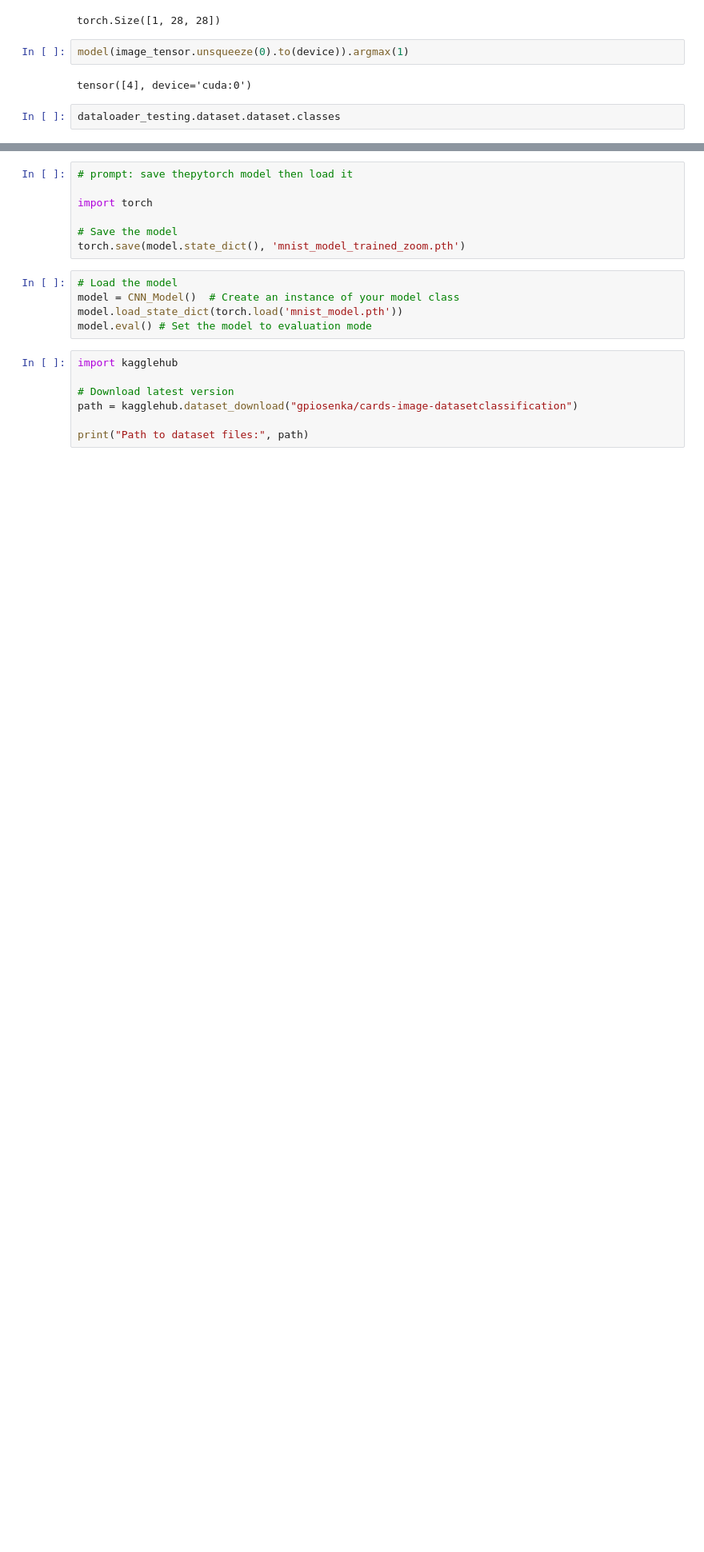
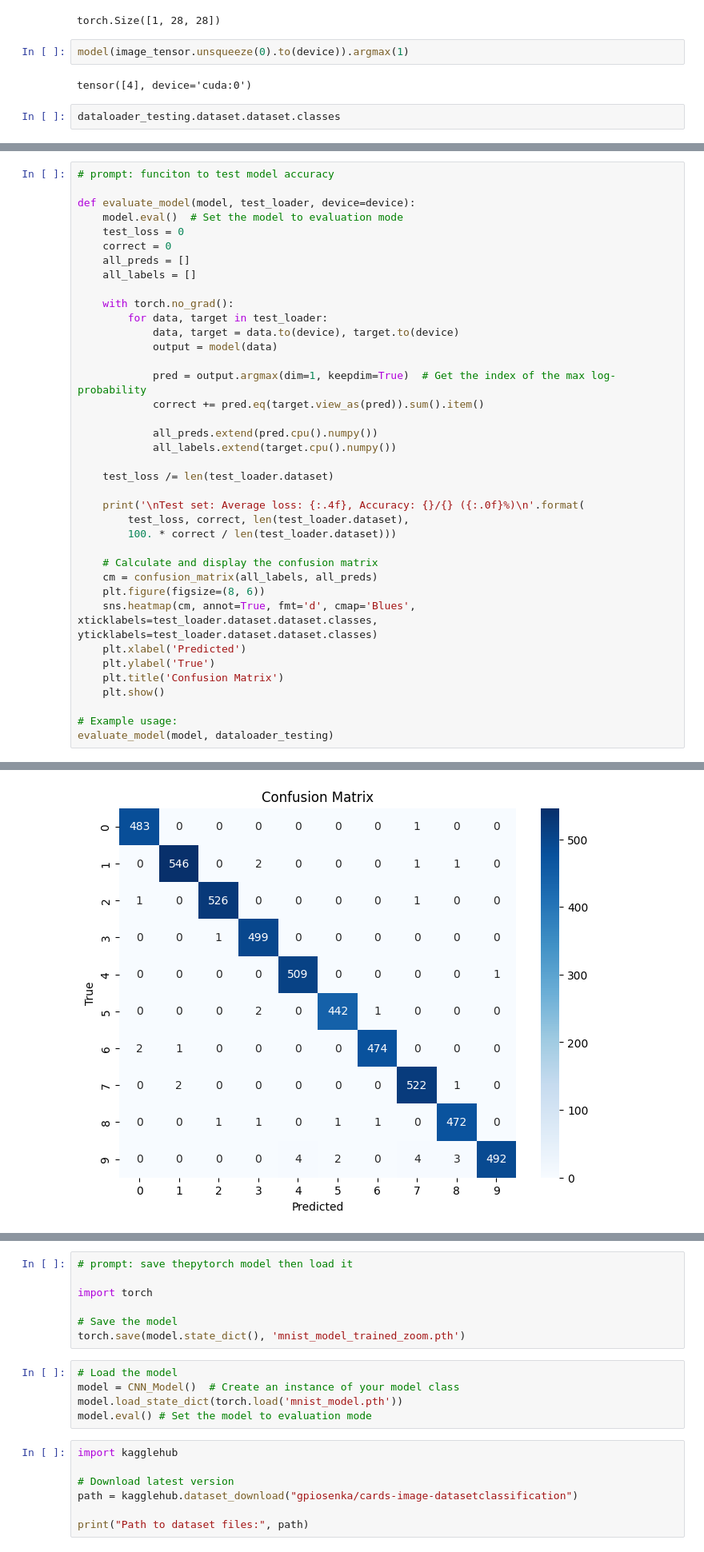
Before and after one commit to Adam-Ousse/Deep-Learning-workflow, a Jupyter notebook: CNN/number_and_card_categorizer.ipynb, the cells around one changed output, grey strips where cells are left out. Shown at 80% size. Drawn from its saved outputs; the diff is of its cells as text; blank space fills up the shorter version.

```diff
--- a/CNN/number_and_card_categorizer.ipynb
+++ b/CNN/number_and_card_categorizer.ipynb
@@ -465,0 +462,39 @@ dataloader_testing.dataset.dataset.classes
+# %%
+# prompt: funciton to test model accuracy
+
+def evaluate_model(model, test_loader, device=device):
+    model.eval()  # Set the model to evaluation mode
+    test_loss = 0
+    correct = 0
+    all_preds = []
+    all_labels = []
+
+    with torch.no_grad():
+        for data, target in test_loader:
+            data, target = data.to(device), target.to(device)
+            output = model(data)
+
+            pred = output.argmax(dim=1, keepdim=True)  # Get the index of the max log-probability
+            correct += pred.eq(target.view_as(pred)).sum().item()
+
+            all_preds.extend(pred.cpu().numpy())
+            all_labels.extend(target.cpu().numpy())
+
+    test_loss /= len(test_loader.dataset)
+
+    print('\nTest set: Average loss: {:.4f}, Accuracy: {}/{} ({:.0f}%)\n'.format(
+        test_loss, correct, len(test_loader.dataset),
+        100. * correct / len(test_loader.dataset)))
+
+    # Calculate and display the confusion matrix
+    cm = confusion_matrix(all_labels, all_preds)
+    plt.figure(figsize=(8, 6))
+    sns.heatmap(cm, annot=True, fmt='d', cmap='Blues', xticklabels=test_loader.dataset.dataset.classes, yticklabels=test_loader.dataset.dataset.classes)
+    plt.xlabel('Predicted')
+    plt.ylabel('True')
+    plt.title('Confusion Matrix')
+    plt.show()
+
+# Example usage:
+evaluate_model(model, dataloader_testing)
+# %% [output]
@@ -466,3 +502,4 @@ dataloader_testing.dataset.dataset.classes
+[figure, added]
 # %%
 # prompt: plot each layer in the network
 
```
Also changed, not shown: parts of 8 cells of this notebook.
